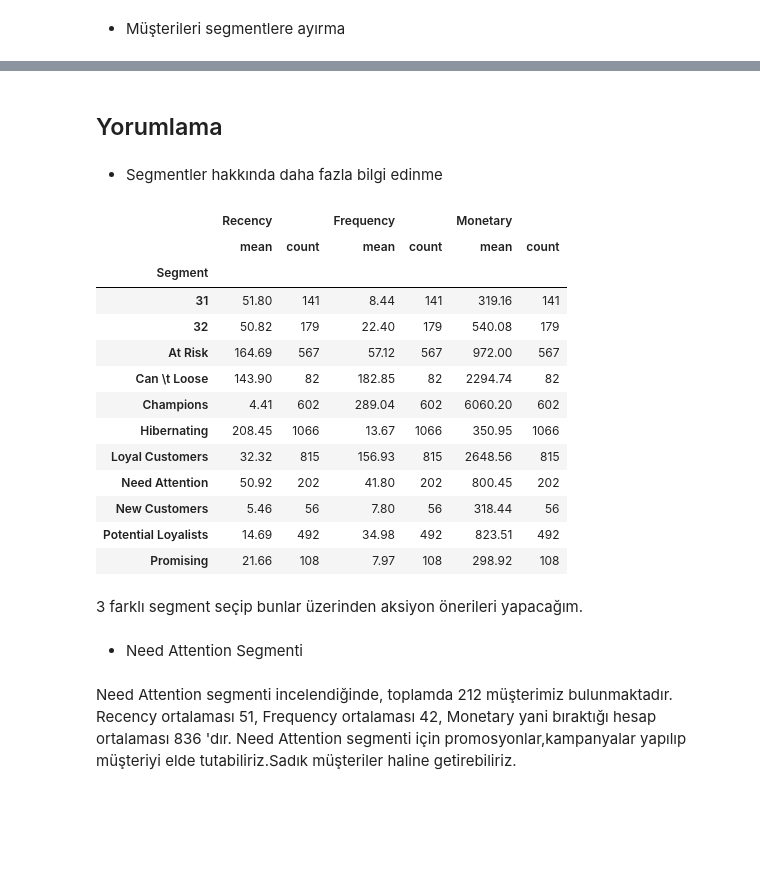
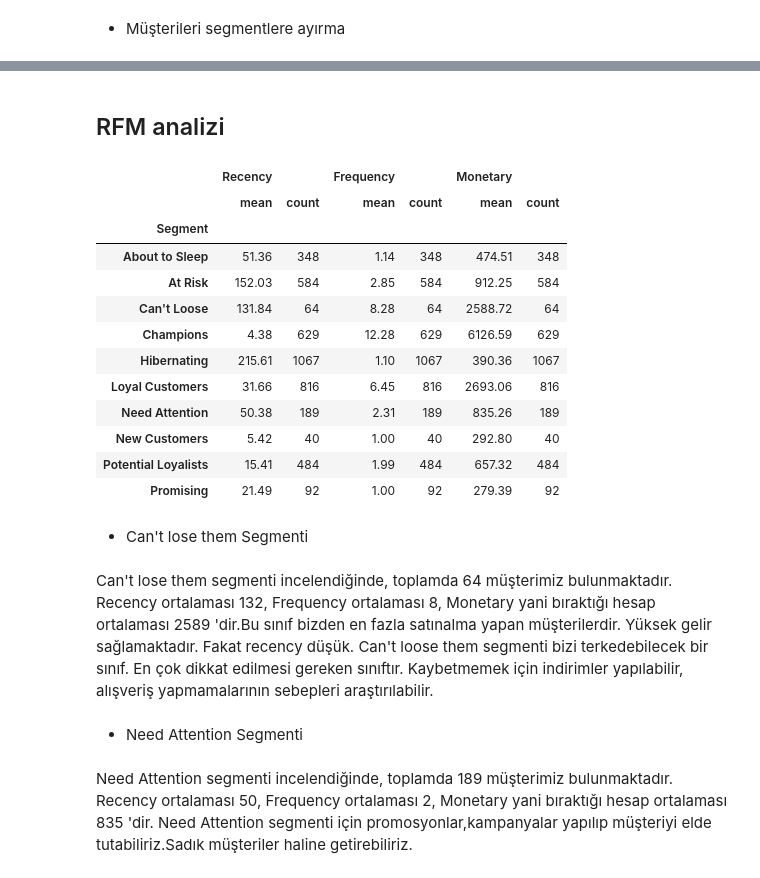
Before and after one commit to ozlem-ak/DSMLBC, a Jupyter notebook: Week 4/rfmanaliz.ipynb, the cells around one changed output, grey strips where cells are left out. Cells and saved outputs as stored; diff of their text form; code cells hidden in the pictures; blank space fills up the shorter version.

```diff
--- a/Week 4/rfmanaliz.ipynb
+++ b/Week 4/rfmanaliz.ipynb
@@ -455,6 +380,6 @@ temp_df.groupby("Customer ID").agg({"Invoice":"sum"}).head()
 # %%
 #Invoice sütunun adı Frequency olarak değiştirildi.
-freq_df=temp_df=df.groupby("Customer ID").agg({"Invoice":"count"})
+freq_df=temp_df.groupby("Customer ID").agg({"Invoice":"count"})
 freq_df.rename(columns={"Invoice":"Frequency"},inplace=True)
 freq_df.head()
 # %% [output]
@@ -514,5 +430,4 @@ print(recency_df.shape,freq_df.shape,monetary_df.shape)
 * Tabloların birleşimi
 # %%
 # Hepsinde customer ID ortak lduğunda customer ID yi index algıladı
-rfm = pd.concat([recency_df,freq_df,monetary_df], axis=1)
-rfm.head(10)
+df = pd.concat([recency_df,freq_df,monetary_df], axis=1)
@@ -592,0 +434,8 @@ rfm.describe().T
+# %%
+# Bulunan değerlerin standartlaştırılmış halini elde edip değerleri skora dönüştürmeliyiz.
+# "qcut" quartile değerlerine göre bölme yapar.
+df["RecencyScore"] = pd.qcut(df['Recency'], 5, labels = [5, 4, 3, 2, 1])
+df["FrequencyScore"] = pd.qcut(df['Frequency'].rank(method = "first"), 5, labels = [1,2,3,4,5])
+df["MonetaryScore"] = pd.qcut(df['Monetary'], 5, labels = [1,2,3,4,5])
+df["RFM_SCORE"] = df['RecencyScore'].astype(str) + df['FrequencyScore'].astype(str) + df['MonetaryScore'].astype(str)
+df.head()
@@ -593,19 +450,24 @@ rfm.describe().T
 # %% [markdown]
 * Müşterileri segmentlere ayırma
 # %%
-#Burada rfm skorlarına göre segmentler atanmaktadır.
+#Burada rfm skorlarına göre müşteriler segmentler atanmaktadır.
 #Örnek olarak Hibernating sınıfı şu skor değerlerine sahiptir.
 #r'[1-2][1-2]':'Hibernating' = İlk bölüm R yi ikinci kısım F yi ifade etmektedir. R de 1-2, F de 1-2 görürsen Hibernating yaz demek.
 #Buraya sadece Recency ve Frequency eklenmesinin sebebi tabloda sadece bu iki parametre yer aldığı için ancak Monetary de yanlarına eklenebilir.
 
-seg_map={
-    r'[1-2][1-2]':'Hibernating',
-    r'[1-2][3-4]':'At Risk',
-    r'[1-2]5':'Can \t Loose',
-    r'33':'Need Attention',
-    r'[3-4][4-5]':'Loyal Customers',
-    r'41':'Promising',
-    r'51':'New Customers',
-    r'[4-5][2-3]':'Potential Loyalists',
-    r'5[4-5]':'Champions'
+seg_map = {
+        r'[1-2][1-2]': 'Hibernating',
+        r'[1-2][3-4]': 'At Risk',
+        r'[1-2]5': 'Can\'t Loose',
+        r'3[1-2]': 'About to Sleep',
+        r'33': 'Need Attention',
+        r'[3-4][4-5]': 'Loyal Customers',
+        r'41': 'Promising',
+        r'51': 'New Customers',
+        r'[4-5][2-3]': 'Potential Loyalists',
+        r'5[4-5]': 'Champions'
 }
+
+df['Segment'] = df['RecencyScore'].astype(str) + df['FrequencyScore'].astype(str)
+df['Segment'] = df['Segment'].replace(seg_map, regex=True)
+df.head()
@@ -671,27 +513,26 @@ new_df.to_csv("new_customers.csv")
-# %% [markdown]
-## Yorumlama
-# %% [markdown]
-* Segmentler hakkında daha fazla bilgi edinme
+# %% [markdown]
+## RFM analizi
 # %%
-rfm[["Segment","Recency","Frequency","Monetary"]].groupby("Segment").agg(["mean","count"])
+df[["Segment","Recency","Frequency","Monetary"]].groupby("Segment").agg(["mean","count"])
 # %% [output]
 |  | Recency |  | Frequency |  | Monetary |  |
 |  | mean | count | mean | count | mean | count |
 | Segment |  |  |  |  |  |  |
-| 31 | 51.80 | 141 | 8.44 | 141 | 319.16 | 141 |
-| 32 | 50.82 | 179 | 22.40 | 179 | 540.08 | 179 |
-| At Risk | 164.69 | 567 | 57.12 | 567 | 972.00 | 567 |
-| Can \t Loose | 143.90 | 82 | 182.85 | 82 | 2294.74 | 82 |
-| Champions | 4.41 | 602 | 289.04 | 602 | 6060.20 | 602 |
-| Hibernating | 208.45 | 1066 | 13.67 | 1066 | 350.95 | 1066 |
-| Loyal Customers | 32.32 | 815 | 156.93 | 815 | 2648.56 | 815 |
-| Need Attention | 50.92 | 202 | 41.80 | 202 | 800.45 | 202 |
-| New Customers | 5.46 | 56 | 7.80 | 56 | 318.44 | 56 |
-| Potential Loyalists | 14.69 | 492 | 34.98 | 492 | 823.51 | 492 |
-| Promising | 21.66 | 108 | 7.97 | 108 | 298.92 | 108 |
+| About to Sleep | 51.36 | 348 | 1.14 | 348 | 474.51 | 348 |
+| At Risk | 152.03 | 584 | 2.85 | 584 | 912.25 | 584 |
+| Can't Loose | 131.84 | 64 | 8.28 | 64 | 2588.72 | 64 |
+| Champions | 4.38 | 629 | 12.28 | 629 | 6126.59 | 629 |
+| Hibernating | 215.61 | 1067 | 1.10 | 1067 | 390.36 | 1067 |
+| Loyal Customers | 31.66 | 816 | 6.45 | 816 | 2693.06 | 816 |
+| Need Attention | 50.38 | 189 | 2.31 | 189 | 835.26 | 189 |
+| New Customers | 5.42 | 40 | 1.00 | 40 | 292.80 | 40 |
+| Potential Loyalists | 15.41 | 484 | 1.99 | 484 | 657.32 | 484 |
+| Promising | 21.49 | 92 | 1.00 | 92 | 279.39 | 92 |
-# %% [markdown]
-3 farklı segment seçip bunlar üzerinden aksiyon önerileri yapacağım.
+# %% [markdown]
+* Can't lose them Segmenti
+# %% [markdown]
+Can't lose them segmenti incelendiğinde, toplamda 64 müşterimiz bulunmaktadır. Recency ortalaması 132, Frequency ortalaması 8, Monetary yani bıraktığı hesap ortalaması 2589 'dir.Bu sınıf bizden en fazla satınalma yapan müşterilerdir. Yüksek gelir sağlamaktadır. Fakat recency düşük. Can't loose them segmenti bizi terkedebilecek bir sınıf. En çok dikkat edilmesi gereken sınıftır. Kaybetmemek için indirimler yapılabilir, alışveriş yapmamalarının sebepleri araştırılabilir.
 # %% [markdown]
 * Need Attention Segmenti
 # %% [markdown]
-Need Attention segmenti incelendiğinde, toplamda 212 müşterimiz bulunmaktadır. Recency ortalaması 51, Frequency ortalaması 42, Monetary yani bıraktığı hesap ortalaması 836 'dır. Need Attention segmenti için promosyonlar,kampanyalar yapılıp müşteriyi elde tutabiliriz.Sadık müşteriler haline getirebiliriz.
+Need Attention segmenti incelendiğinde, toplamda 189 müşterimiz bulunmaktadır. Recency ortalaması 50, Frequency ortalaması 2, Monetary yani bıraktığı hesap ortalaması 835 'dir. Need Attention segmenti için promosyonlar,kampanyalar yapılıp müşteriyi elde tutabiliriz.Sadık müşteriler haline getirebiliriz.
```
Also changed, not shown: parts of 66 cells of this notebook.
